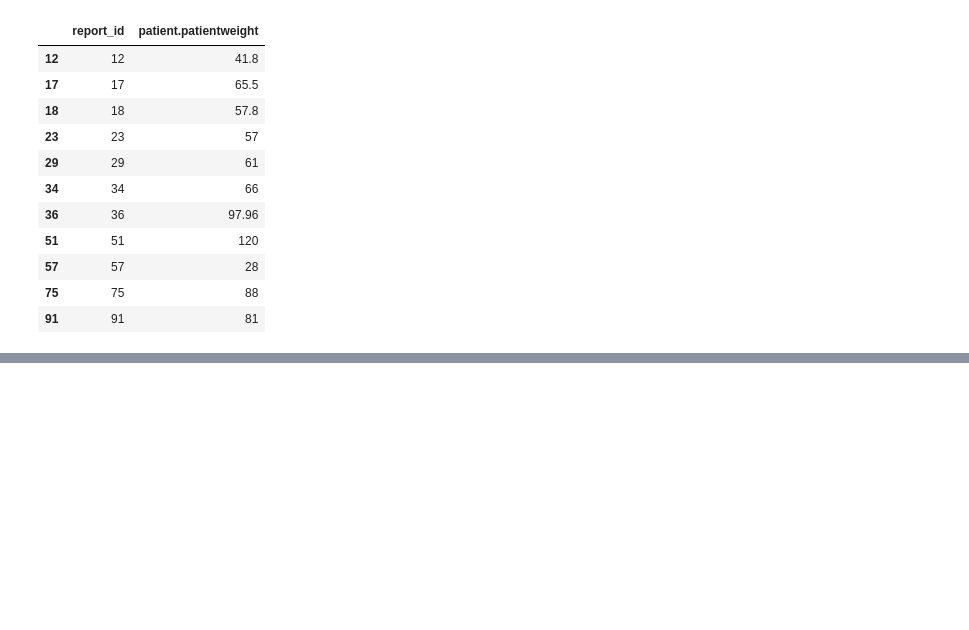
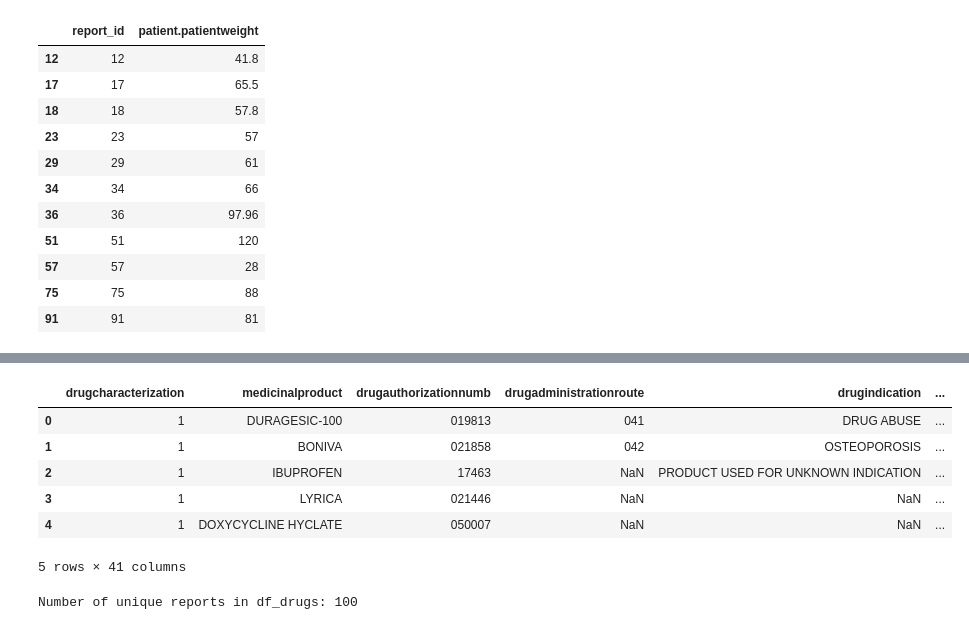
Before and after one commit to tungstennn/DrugSafe, a Jupyter notebook: EDA/explore_fda_data.ipynb, the cells around one changed output, grey strips where cells are left out. Drawn from its saved outputs; the diff is of its cells as text; code cells hidden in the pictures; blank space fills up the shorter version.

Commit message:
df_drug progress

```diff
--- a/EDA/explore_fda_data.ipynb
+++ b/EDA/explore_fda_data.ipynb
@@ -56,10 +56,10 @@ The number of records in the call: 100
   }
 }
 # %%
-df_reports = pd.json_normalize(data["results"])
-df_reports.head()
+df_reports_messy = pd.json_normalize(data["results"])
+df_reports_messy.head()
 
-df_reports.info()
+df_reports_messy.info()
 # %% [output]
 <class 'pandas.core.frame.DataFrame'>
 RangeIndex: 100 entries, 0 to 99
@@ -79,5 +79,5 @@ Data columns (total 39 columns):
 dtypes: float64(3), object(36)
 memory usage: 30.6+ KB
 # %%
-df_reports["report_id"] = df_reports.index
+df_reports_messy["report_id"] = df_reports_messy.index
 # %%
@@ -263,0 +270,3 @@ See the caveats in the documentation: https://pandas.pydata.org/pandas-docs/stab
+# %%
+df_drugs =  df_reports_messy[["report_id","patient.drug"]]#.explode().reset_index(drop=True)
+df_drugs.head()
@@ -263,0 +280,3 @@ See the caveats in the documentation: https://pandas.pydata.org/pandas-docs/stab
+# %%
+df_drugs_exploded = df_drugs.explode("patient.drug").reset_index(drop=True)
+df_drugs_exploded.head()
@@ -263,0 +290,15 @@ See the caveats in the documentation: https://pandas.pydata.org/pandas-docs/stab
+# %%
+drug_details = pd.json_normalize(df_drugs_exploded["patient.drug"])
+drug_details.head()
+# %% [output]
+|  | drugcharacterization | medicinalproduct | drugauthorizationnumb | drugadministrationroute | drugindication | ... |
+| 0 | 1 | DURAGESIC-100 | 019813 | 041 | DRUG ABUSE | ... |
+| 1 | 1 | BONIVA | 021858 | 042 | OSTEOPOROSIS | ... |
+| 2 | 1 | IBUPROFEN | 17463 | NaN | PRODUCT USED FOR UNKNOWN INDICATION | ... |
+| 3 | 1 | LYRICA | 021446 | NaN | NaN | ... |
+| 4 | 1 | DOXYCYCLINE HYCLATE | 050007 | NaN | NaN | ... |
+5 rows × 41 columns
+# %%
+df_drugs = pd.concat([df_drugs_exploded["report_id"], drug_details], axis=1)
+# %% [output]
+Number of unique reports in df_drugs: 100
```
Also changed, not shown: parts of 14 cells of this notebook.
